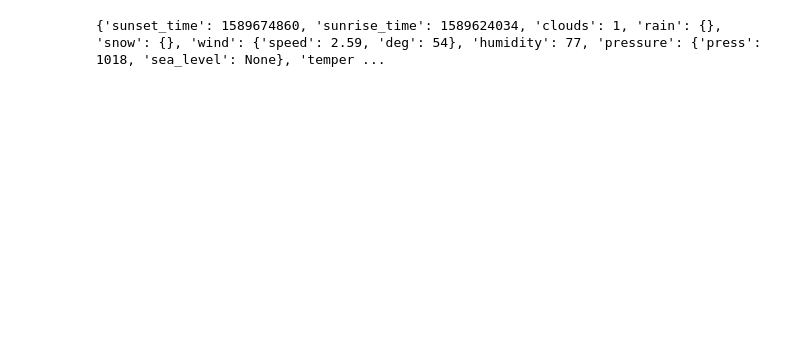
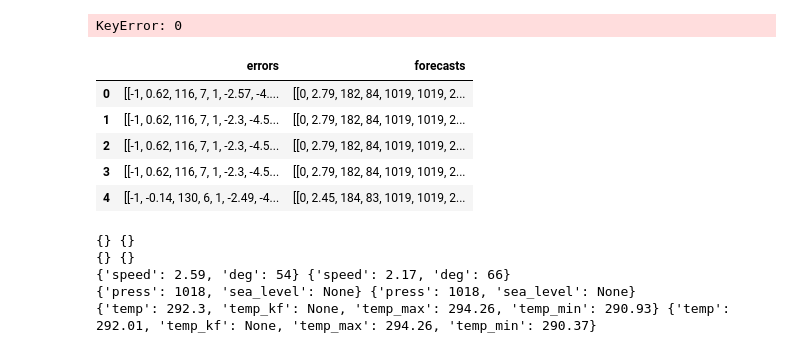
Before and after one commit to mvanorder/forecast-forecast, a Jupyter notebook: Learn/d_frame.ipynb, the cells around one changed output. Saved outputs shown, nothing was run; the diff lists cells and outputs as text; code cells hidden in the pictures; blank space fills up the shorter version.

```diff
--- a/Learn/d_frame.ipynb
+++ b/Learn/d_frame.ipynb
@@ -116,0 +165,47 @@ The length of your df has been limited to 5.
+# %%
+for w in df['weather']:
+    w.pop('sunset_time', 'sunrise_time')
+    w.pop('sunrise_time')
+for l in df['forecasts']:
+    for f in l:
+        f.pop('sunset_time', 'sunrise_time')
+        f.pop('sunrise_time')
+# %% [output]
+KeyError: 0
+# %%
+# err_dict = compare_dicts()
+errs = []
+for forecast, w in zip(df['forecasts'], df['weather']):
+#     for cast in forecast:
+     errs.append(errors(forecast, w))
+df['errs'] = errs
+# df.head()
+# %%
+def strip_keys(e):
+    ''' Take a list of dictionaries and return a  list of lists of those
+    dictionary values.
+
+    :param e: a list of dicts
+    :type e: At least in forecast-forecast the input type will be a pandas
+    Series, but in general it can take any list-like object of dictionaries.
+    :return: a list of lists of dict values w/o keys
+    '''
+
+    errs = []
+    for d in e:
+        errs.append([list(overalls.flatten_dict(dic).values()) for dic in d])
+    return errs
+
+err_vals = strip_keys(df['errs'])
+cast_vals = strip_keys(df['forecasts'])
+dd = pd.DataFrame([err_vals, cast_vals], index=['errors', 'forecasts'])
+dd = dd.transpose()
+# %%
+dd.head()
+# %% [output]
+|  | errors | forecasts |
+| 0 | [[-1, 0.62, 116, 7, 1, -2.57, -4.... | [[0, 2.79, 182, 84, 1019, 1019, 2... |
+| 1 | [[-1, 0.62, 116, 7, 1, -2.3, -4.5... | [[0, 2.79, 182, 84, 1019, 1019, 2... |
+| 2 | [[-1, 0.62, 116, 7, 1, -2.3, -4.5... | [[0, 2.79, 182, 84, 1019, 1019, 2... |
+| 3 | [[-1, 0.62, 116, 7, 1, -2.3, -4.5... | [[0, 2.79, 182, 84, 1019, 1019, 2... |
+| 4 | [[-1, -0.14, 130, 6, 1, -2.49, -4... | [[0, 2.45, 184, 83, 1019, 1019, 2... |
@@ -121,5 +219,10 @@ obs = df['weather'][4]
 errs = overalls.compare_dicts(obs, df['weather'][3])
 # print(overalls.flatten_dict(errs), '\n')
 W = weather.Weather('27606', 'observation', data=errs)
+V = weather.Weather('27006', 'observation', data=errs)
 # %% [output]
-{'sunset_time': 1589674860, 'sunrise_time': 1589624034, 'clouds': 1, 'rain': {}, 'snow': {}, 'wind': {'speed': 2.59, 'deg': 54}, 'humidity': 77, 'pressure': {'press': 1018, 'sea_level': None}, 'temper ...
+{} {}
+{} {}
+{'speed': 2.59, 'deg': 54} {'speed': 2.17, 'deg': 66}
+{'press': 1018, 'sea_level': None} {'press': 1018, 'sea_level': None}
+{'temp': 292.3, 'temp_kf': None, 'temp_max': 294.26, 'temp_min': 290.93} {'temp': 292.01, 'temp_kf': None, 'temp_max': 294.26, 'temp_min': 290.37}
```
Also changed, not shown: parts of 18 cells of this notebook, 5 other files.
